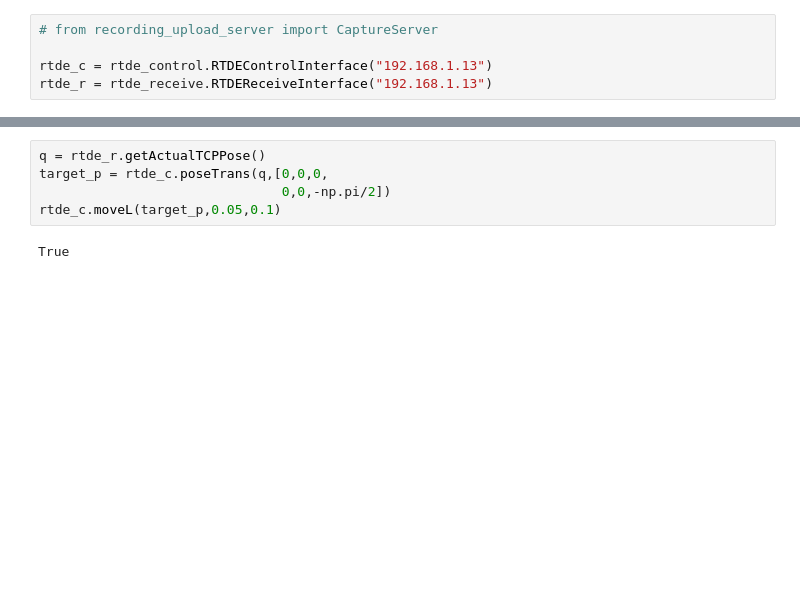
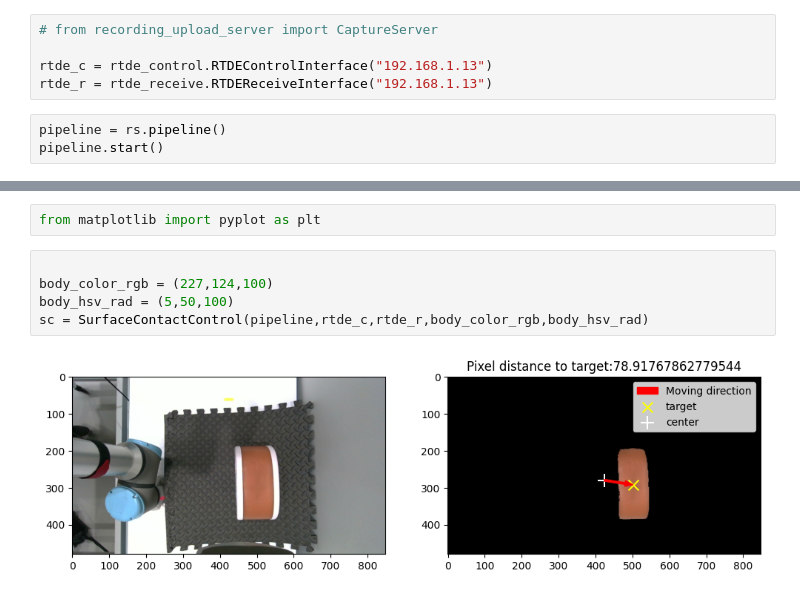
Before and after one commit to CoNG-harvard/robotic-ultrasound, a Jupyter notebook: scripts/notebooks/robotControl.ipynb, the cells around one changed output, grey strips where cells are left out. Drawn from its saved outputs; the diff is of its cells as text; blank space fills up the shorter version.

Commit message:
Finish loc_norm_control outline. Implement normal alignment next.

```diff
--- a/scripts/notebooks/robotControl.ipynb
+++ b/scripts/notebooks/robotControl.ipynb
@@ -9,3 +16,6 @@ import yaml
 
 rtde_c = rtde_control.RTDEControlInterface("192.168.1.13")
 rtde_r = rtde_receive.RTDEReceiveInterface("192.168.1.13")
+# %%
+pipeline = rs.pipeline()
+pipeline.start()
@@ -16,7 +26,9 @@ FileNotFoundError: [Errno 2] No such file or directory: './config/poses.yaml'
-# %%
-q = rtde_r.getActualTCPPose()
-target_p = rtde_c.poseTrans(q,[0,0,0,
-                               0,0,-np.pi/2])
-rtde_c.moveL(target_p,0.05,0.1)
-# %% [output]
-True
+# %%
+from matplotlib import pyplot as plt
+# %%
+
+body_color_rgb = (227,124,100)
+body_hsv_rad = (5,50,100)
+sc = SurfaceContactControl(pipeline,rtde_c,rtde_r,body_color_rgb,body_hsv_rad)
+# %% [output]
+[figure, added]
```
Also changed, not shown: parts of 6 cells of this notebook, 3 other files.
